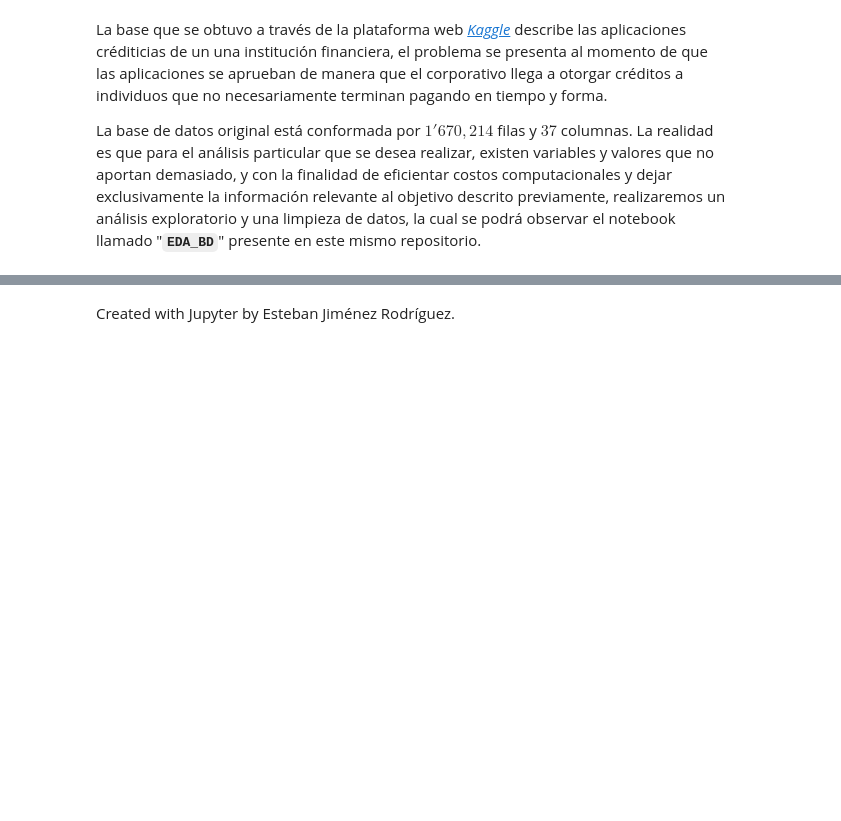
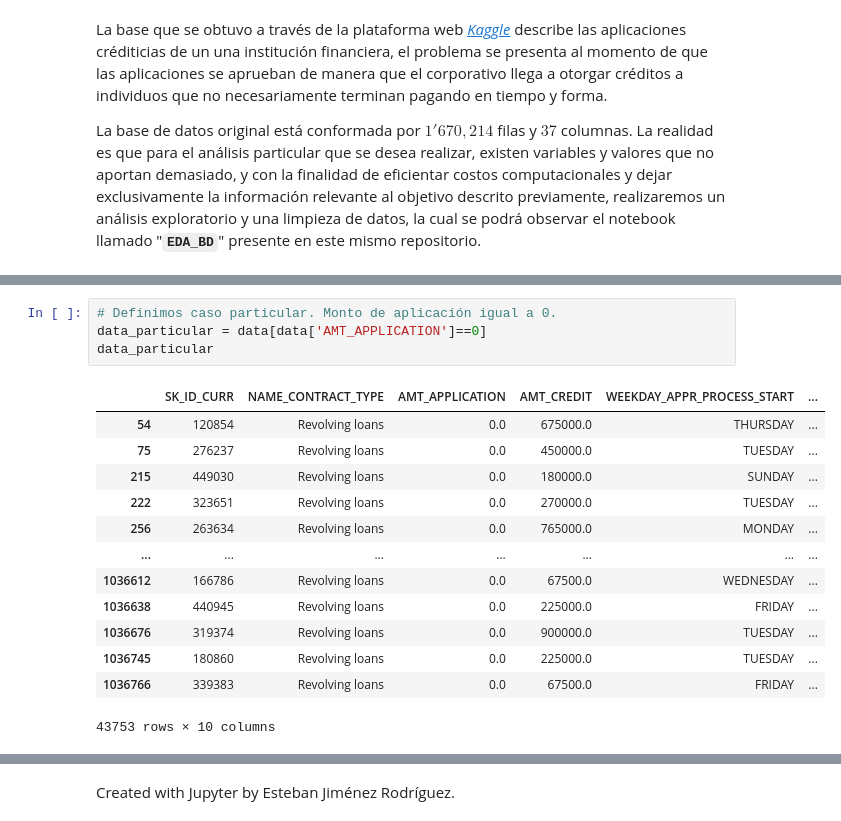
Before and after one commit to JuanPablo2019/Proyecto_modulo1, a Jupyter notebook: ProyectoModulo1_MaganaJ_PinedaB.ipynb, the cells around one changed output, grey strips where cells are left out. Cells and saved outputs as stored; diff of their text form; blank space fills up the shorter version.

Commit message:
Avances, caso particular

```diff
--- a/ProyectoModulo1_MaganaJ_PinedaB.ipynb
+++ b/ProyectoModulo1_MaganaJ_PinedaB.ipynb
@@ -105,0 +139,18 @@ La base de datos original está conformada por $1'670,214$ filas y $37$ columnas
+# %%
+# Definimos caso particular. Monto de aplicación igual a 0.
+data_particular = data[data['AMT_APPLICATION']==0]
+data_particular
+# %% [output]
+|  | SK_ID_CURR | NAME_CONTRACT_TYPE | AMT_APPLICATION | AMT_CREDIT | WEEKDAY_APPR_PROCESS_START | ... |
+| 54 | 120854 | Revolving loans | 0.0 | 675000.0 | THURSDAY | ... |
+| 75 | 276237 | Revolving loans | 0.0 | 450000.0 | TUESDAY | ... |
+| 215 | 449030 | Revolving loans | 0.0 | 180000.0 | SUNDAY | ... |
+| 222 | 323651 | Revolving loans | 0.0 | 270000.0 | TUESDAY | ... |
+| 256 | 263634 | Revolving loans | 0.0 | 765000.0 | MONDAY | ... |
+| ... | ... | ... | ... | ... | ... | ... |
+| 1036612 | 166786 | Revolving loans | 0.0 | 67500.0 | WEDNESDAY | ... |
+| 1036638 | 440945 | Revolving loans | 0.0 | 225000.0 | FRIDAY | ... |
+| 1036676 | 319374 | Revolving loans | 0.0 | 900000.0 | TUESDAY | ... |
+| 1036745 | 180860 | Revolving loans | 0.0 | 225000.0 | TUESDAY | ... |
+| 1036766 | 339383 | Revolving loans | 0.0 | 67500.0 | FRIDAY | ... |
+43753 rows × 10 columns
```
Also changed, not shown: parts of 13 cells of this notebook.
